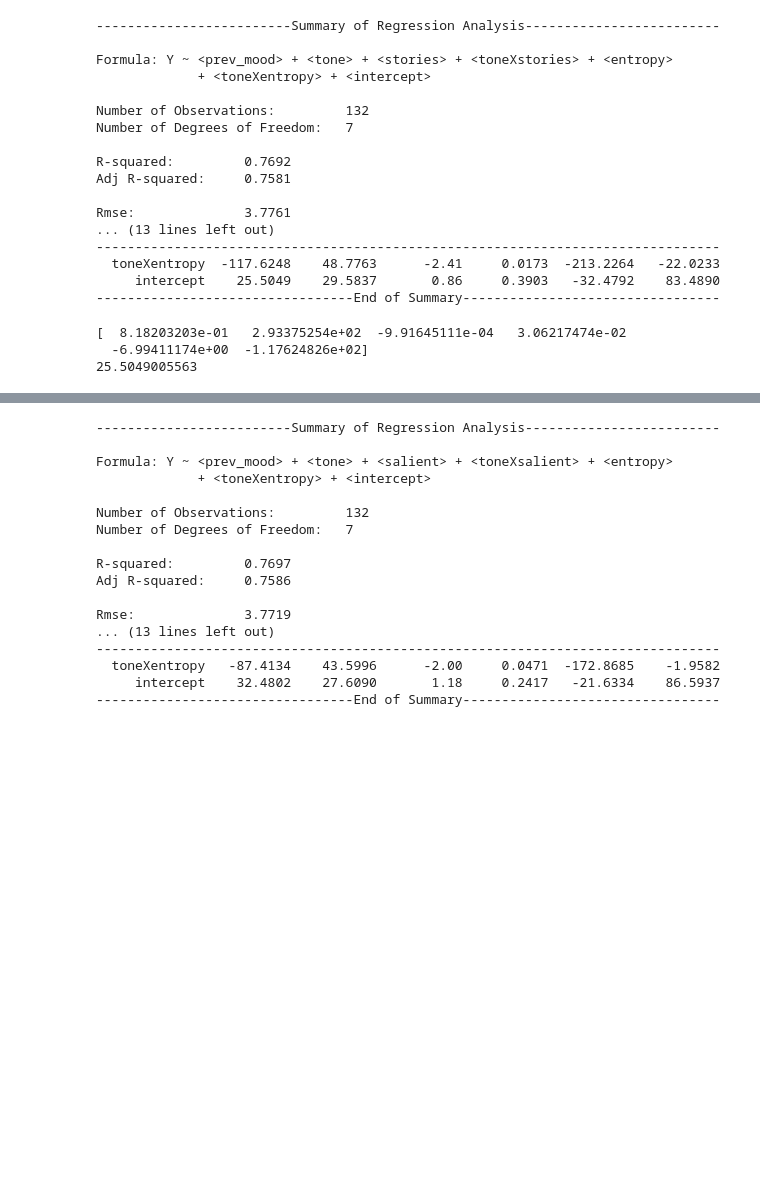
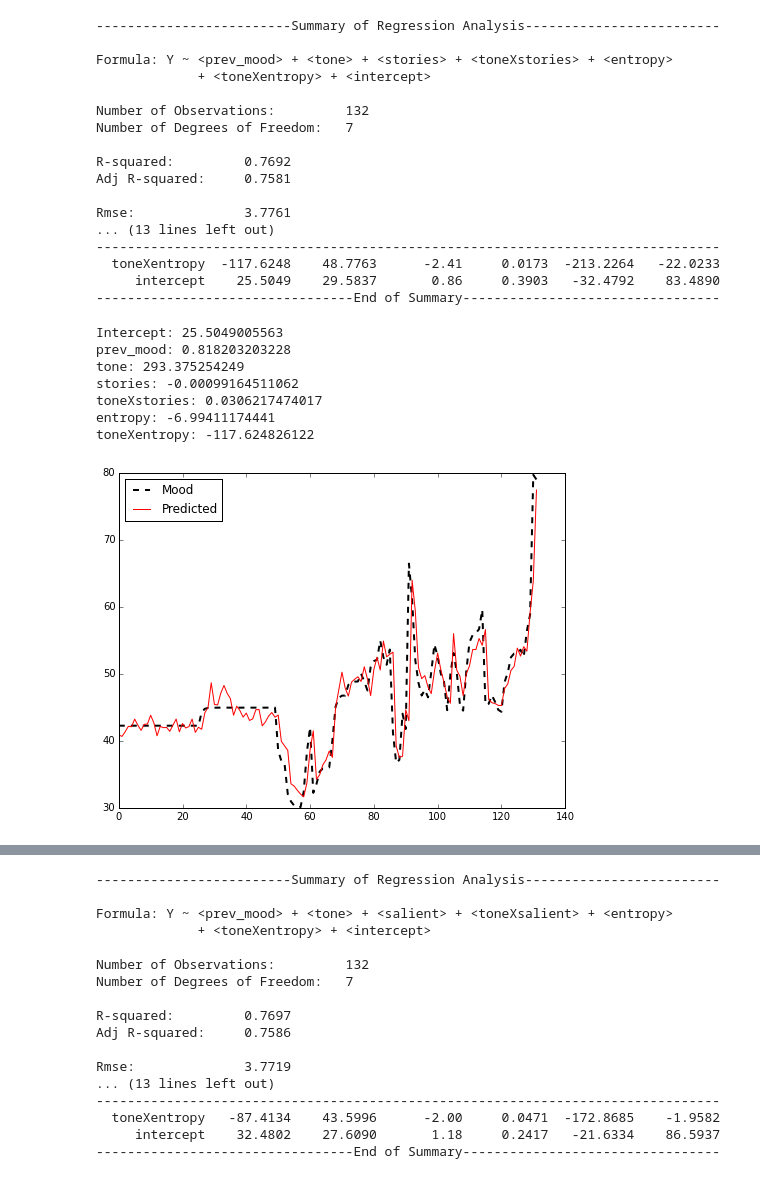
Before and after one commit to dallascard/immigration_policy_mood, a Jupyter notebook: replication.ipynb, the cells around one changed output, grey strips where cells are left out. Saved outputs shown, nothing was run; the diff lists cells and outputs as text; code cells hidden in the pictures; blank space fills up the shorter version.

Commit message:
updated with additional comments and figures

```diff
--- a/replication.ipynb
+++ b/replication.ipynb
@@ -137,14 +167,0 @@ print grouped.loc[1980,1]['prev_mood']
-# %%
-# add in salience and event variables
-grouped['dominance'] = - grouped['entropy']
-grouped['salient'] = grouped.apply(lambda row: int(row['stories'] >= 350), axis=1)
-grouped['event'] = 0
-# TODO: Figure out which quarters have events
-
-# add in interactions
-grouped['toneXstories'] = grouped['tone'] * grouped['stories']
-grouped['toneXsalient'] = grouped['tone'] * grouped['salient']
-grouped['toneXentropy'] = grouped['tone'] * grouped['entropy']
-grouped['toneXdominance'] = grouped['tone'] * grouped['dominance']
-grouped['toneXevent'] = grouped['tone'] * grouped['event']
-print grouped['salient'].describe()
@@ -191,17 +225,48 @@ Rmse:              3.7761
   toneXentropy  -117.6248    48.7763      -2.41     0.0173  -213.2264   -22.0233
      intercept    25.5049    29.5837       0.86     0.3903   -32.4792    83.4890
 ---------------------------------End of Summary---------------------------------
-# %%
-# verify results with scikit-learn
-from sklearn.linear_model import LinearRegression
-y = grouped['mood'].as_matrix()
-X = grouped[['prev_mood', 'tone', 'stories', 'toneXstories', 'entropy', 'toneXentropy']].as_matrix()
-ols = LinearRegression()
-ols.fit(X=X, y=y)
-print ols.coef_
-print ols.intercept_
-# %% [output]
-[  8.18203203e-01   2.93375254e+02  -9.91645111e-04   3.06217474e-02
-  -6.99411174e+00  -1.17624826e+02]
-25.5049005563
+# %%
+# verify and plot results with scikit-learn
+
+from sklearn.linear_model import LinearRegression
+import matplotlib.pyplot as plt
+%matplotlib inline
+
+
+# use the same predictors as above
+columns = ['prev_mood', 'tone', 'stories', 'toneXstories', 'entropy', 'toneXentropy']
+
+X = grouped[columns].as_matrix()
+
+# use the mood as the variable to predicted
+y = grouped['mood'].as_matrix()
+
+# create a basic linear regression model
+ols = LinearRegression()
+
+# fit the model
+ols.fit(X=X, y=y)
+
+# get the model's predictions
+pred = ols.predict(X)
+
+# display and plot the results
+print "Intercept:", ols.intercept_
+for index, c in enumerate(columns):
+    print c + ":", ols.coef_[index]
+plt.figure(figsize=(8,6))
+x_range = np.arange(len(y))
+plt.plot(x_range, y, 'k--', linewidth=2, label='Mood')
+plt.plot(x_range, pred, 'r-', label='Predicted')
+plt.legend(loc='upper left')
+plt.show()
+# %% [output]
+Intercept: 25.5049005563
+prev_mood: 0.818203203228
+tone: 293.375254249
+stories: -0.00099164511062
+toneXstories: 0.0306217474017
+entropy: -6.99411174441
+toneXentropy: -117.624826122
+[figure, added]
 # %%
```
Also changed, not shown: parts of 16 cells of this notebook.
